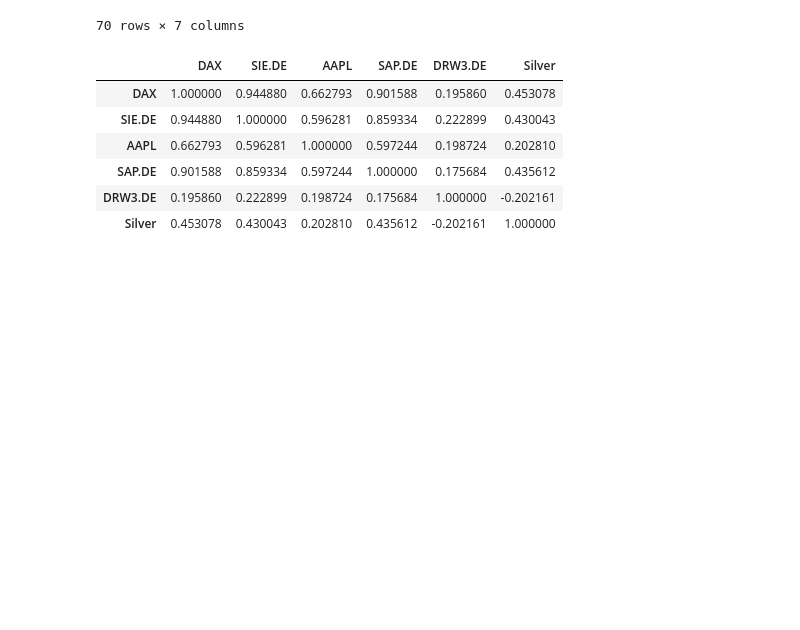
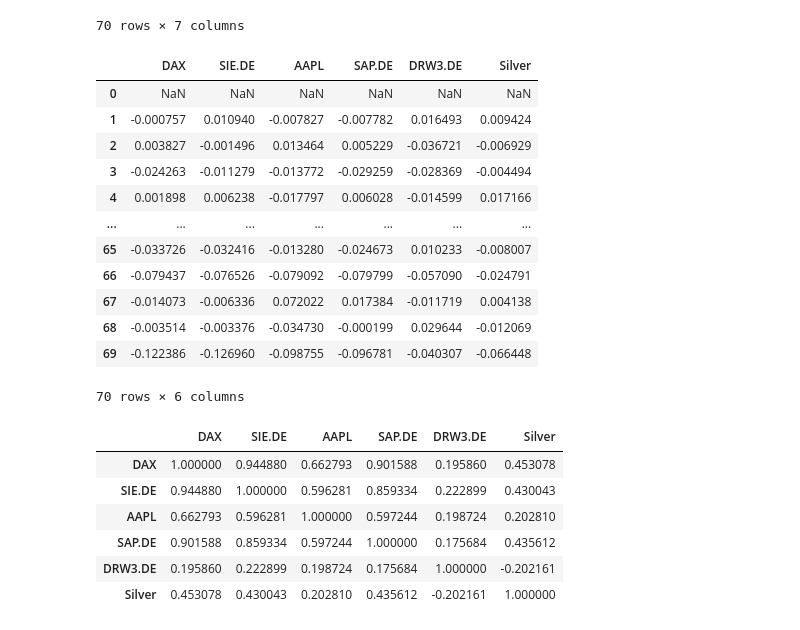
Before and after one commit to ds4pf/correlation-in-python, a Jupyter notebook: correlation-in-python.ipynb, the cells around one changed output. Saved outputs shown, nothing was run; the diff lists cells and outputs as text; code cells hidden in the pictures; blank space fills up the shorter version.

```diff
--- a/correlation-in-python.ipynb
+++ b/correlation-in-python.ipynb
@@ -11,8 +11,7 @@ for e in entries:
     if merged_quotes.size == 0:
         merged_quotes = quotes
     else:
-        merged_quotes = pd.merge(merged_quotes, quotes, on='Date', suffixes=(last_suffix,'_'+e))
-    last_suffix = '_'+e
+        merged_quotes = pd.merge(merged_quotes, quotes, on='Date')
 # %%
 merged_quotes.columns=["Date"]+entries
 merged_quotes
@@ -37,3 +32,20 @@ for e in entries:
+# %%
+pct_changes = merged_quotes.drop('Date',axis=1).pct_change()
+pct_changes
+# %% [output]
+|  | DAX | SIE.DE | AAPL | SAP.DE | DRW3.DE | Silver |
+| 0 | NaN | NaN | NaN | NaN | NaN | NaN |
+| 1 | -0.000757 | 0.010940 | -0.007827 | -0.007782 | 0.016493 | 0.009424 |
+| 2 | 0.003827 | -0.001496 | 0.013464 | 0.005229 | -0.036721 | -0.006929 |
+| 3 | -0.024263 | -0.011279 | -0.013772 | -0.029259 | -0.028369 | -0.004494 |
+| 4 | 0.001898 | 0.006238 | -0.017797 | 0.006028 | -0.014599 | 0.017166 |
+| ... | ... | ... | ... | ... | ... | ... |
+| 65 | -0.033726 | -0.032416 | -0.013280 | -0.024673 | 0.010233 | -0.008007 |
+| 66 | -0.079437 | -0.076526 | -0.079092 | -0.079799 | -0.057090 | -0.024791 |
+| 67 | -0.014073 | -0.006336 | 0.072022 | 0.017384 | -0.011719 | 0.004138 |
+| 68 | -0.003514 | -0.003376 | -0.034730 | -0.000199 | 0.029644 | -0.012069 |
+| 69 | -0.122386 | -0.126960 | -0.098755 | -0.096781 | -0.040307 | -0.066448 |
+70 rows × 6 columns
 # %%
 correlation_matrix = pct_changes.corr()
 correlation_matrix
```
Also changed, not shown: parts of 2 cells of this notebook, 1 other file.
